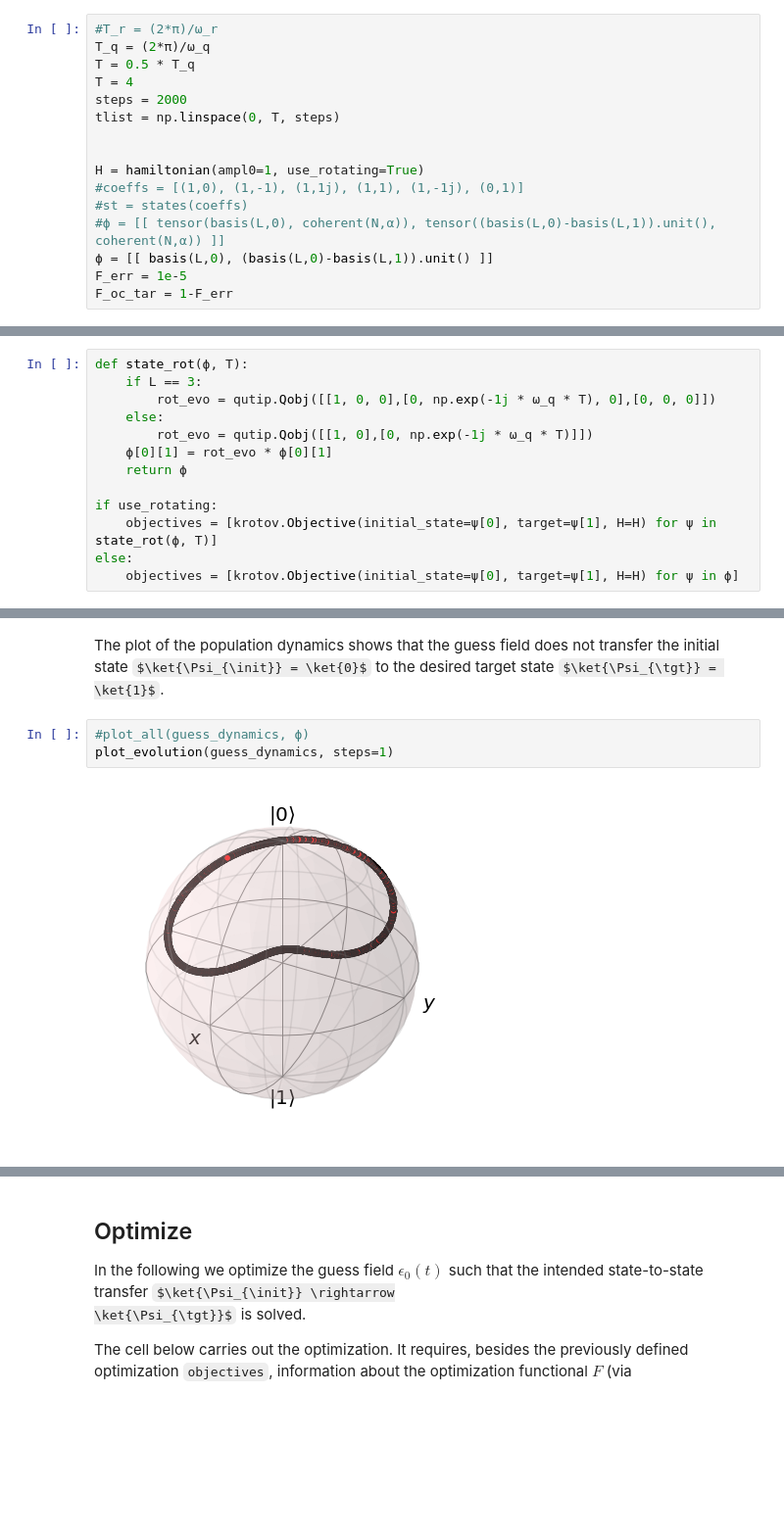
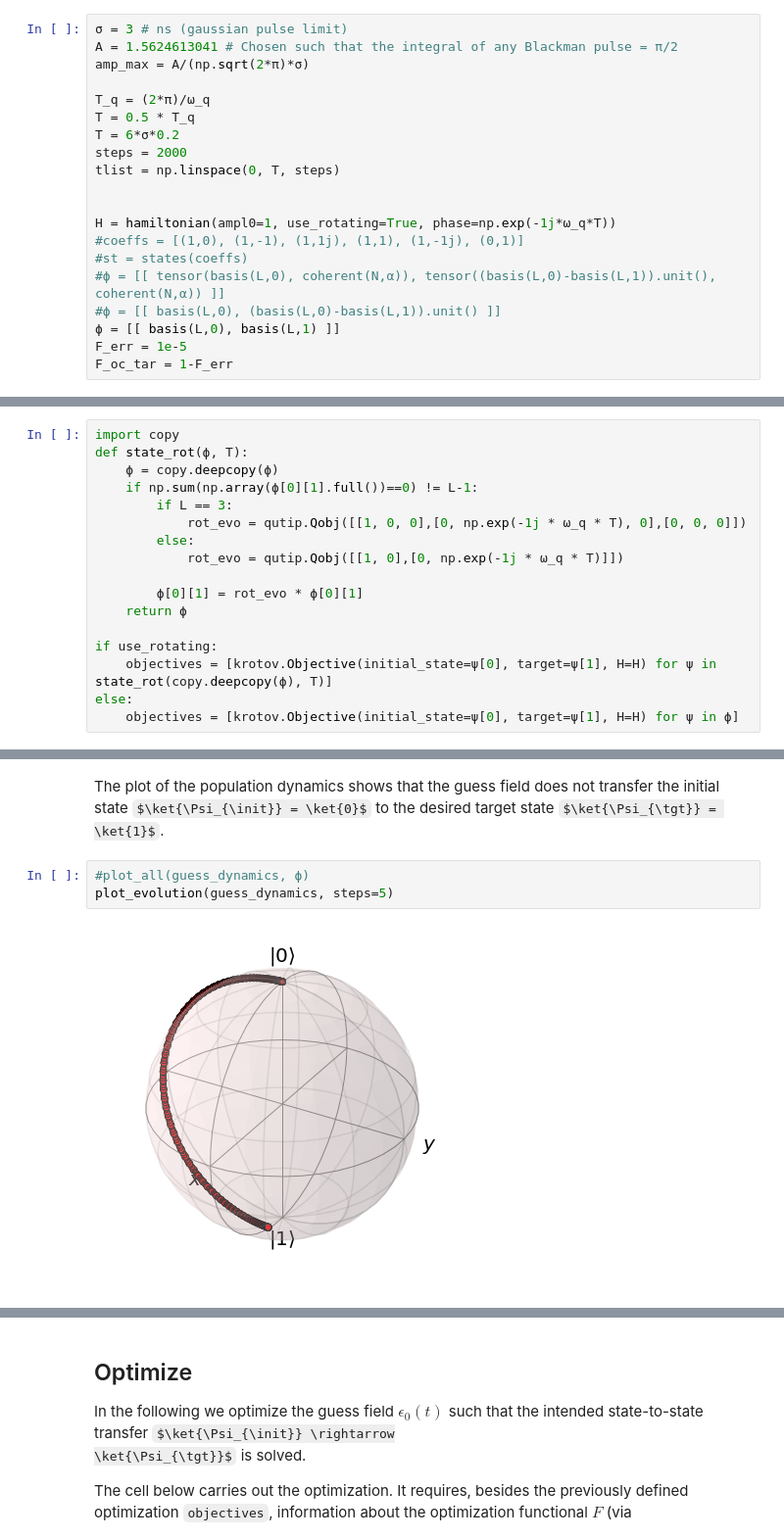
Before and after one commit to JohanWinther/cat-state-encoding, a Jupyter notebook: Krotov/Pi Pulse test only qubit.ipynb, the cells around one changed output, grey strips where cells are left out. Shown at 98% size. Cells and saved outputs as stored; diff of their text form; some formulas as TeX source; blank space fills up the shorter version.

```diff
--- a/Krotov/Pi Pulse test only qubit.ipynb
+++ b/Krotov/Pi Pulse test only qubit.ipynb
@@ -307,19 +336,23 @@ consider a total propagation time of
 $T=5$. The entire time grid is divided into
 $n_{t}=500$ equidistant time steps.
 # %%
-#T_r = (2*π)/ω_r
+σ = 3 # ns (gaussian pulse limit)
+A = 1.5624613041 # Chosen such that the integral of any Blackman pulse = π/2
+amp_max = A/(np.sqrt(2*π)*σ)
+
 T_q = (2*π)/ω_q
 T = 0.5 * T_q
-T = 4
+T = 6*σ*0.2
 steps = 2000
 tlist = np.linspace(0, T, steps)
 
 
-H = hamiltonian(ampl0=1, use_rotating=True)
+H = hamiltonian(ampl0=1, use_rotating=True, phase=np.exp(-1j*ω_q*T))
 #coeffs = [(1,0), (1,-1), (1,1j), (1,1), (1,-1j), (0,1)]
 #st = states(coeffs)
 #ϕ = [[ tensor(basis(L,0), coherent(N,α)), tensor((basis(L,0)-basis(L,1)).unit(), coherent(N,α)) ]]
-ϕ = [[ basis(L,0), (basis(L,0)-basis(L,1)).unit() ]]
+#ϕ = [[ basis(L,0), (basis(L,0)-basis(L,1)).unit() ]]
+ϕ = [[ basis(L,0), basis(L,1) ]]
 F_err = 1e-5
 F_oc_tar = 1-F_err
 # %% [markdown]
@@ -332,16 +365,20 @@ that we also have to pass the Hamiltonian $\op{H}(t)$ that determines the
 dynamics of
 the system to the optimization objective.
 # %%
+import copy
 def state_rot(ϕ, T):
-    if L == 3:
-        rot_evo = qutip.Qobj([[1, 0, 0],[0, np.exp(-1j * ω_q * T), 0],[0, 0, 0]])
-    else:
-        rot_evo = qutip.Qobj([[1, 0],[0, np.exp(-1j * ω_q * T)]])
-    ϕ[0][1] = rot_evo * ϕ[0][1]
+    ϕ = copy.deepcopy(ϕ)
+    if np.sum(np.array(ϕ[0][1].full())==0) != L-1:
+        if L == 3:
+            rot_evo = qutip.Qobj([[1, 0, 0],[0, np.exp(-1j * ω_q * T), 0],[0, 0, 0]])
+        else:
+            rot_evo = qutip.Qobj([[1, 0],[0, np.exp(-1j * ω_q * T)]])
+
+        ϕ[0][1] = rot_evo * ϕ[0][1]
     return ϕ
 
 if use_rotating:
-    objectives = [krotov.Objective(initial_state=ψ[0], target=ψ[1], H=H) for ψ in state_rot(ϕ, T)]
+    objectives = [krotov.Objective(initial_state=ψ[0], target=ψ[1], H=H) for ψ in state_rot(copy.deepcopy(ϕ), T)]
 else:
     objectives = [krotov.Objective(initial_state=ψ[0], target=ψ[1], H=H) for ψ in ϕ]
 # %% [markdown]
@@ -443,6 +545,6 @@ the initial state $\ket{\Psi_{\init}} = \ket{0}$ to the desired target state
 $\ket{\Psi_{\tgt}} = \ket{1}$.
 # %%
 #plot_all(guess_dynamics, ϕ)
-plot_evolution(guess_dynamics, steps=1)
+plot_evolution(guess_dynamics, steps=5)
 # %% [output]
-[figure, old version]
+[figure, new version]
```
Also changed, not shown: parts of 44 cells of this notebook, 18 other files.
